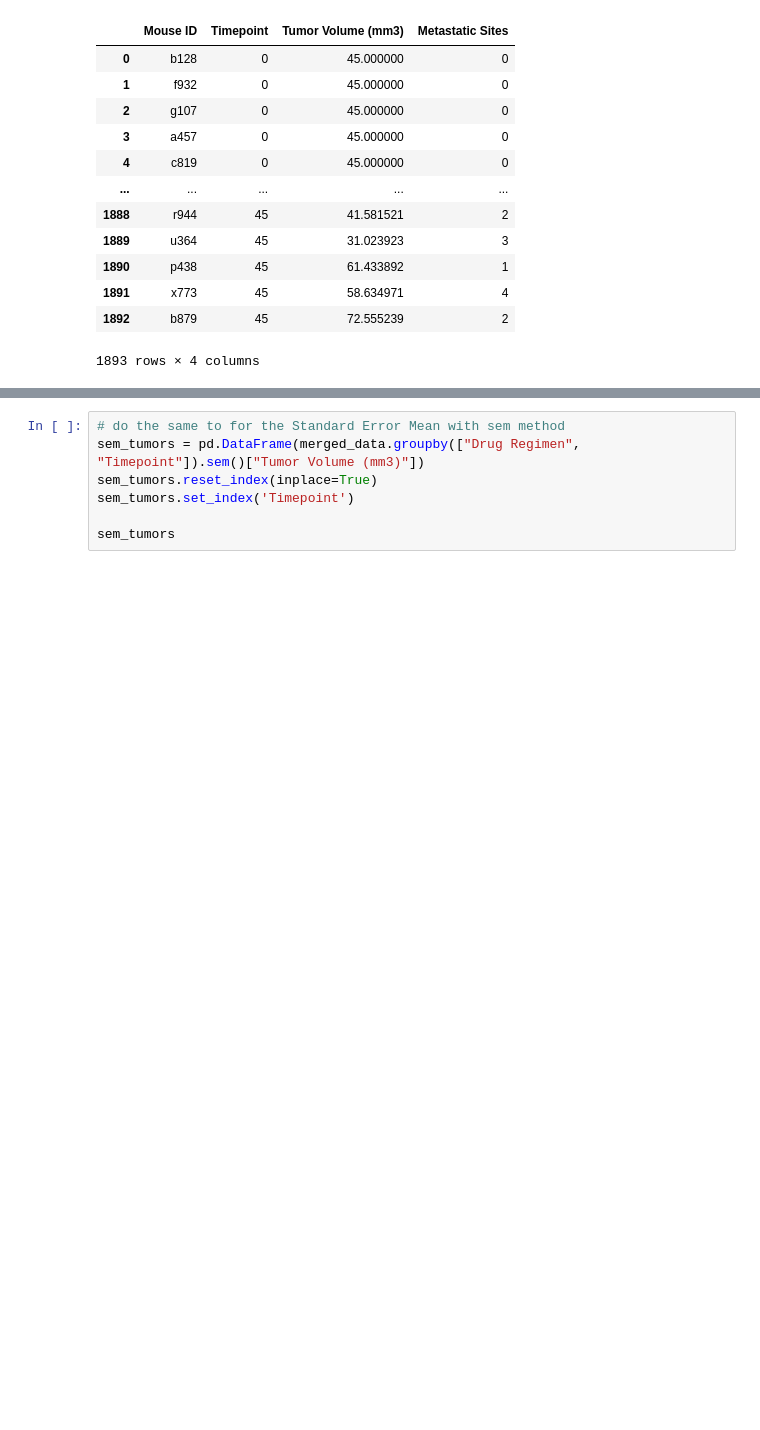
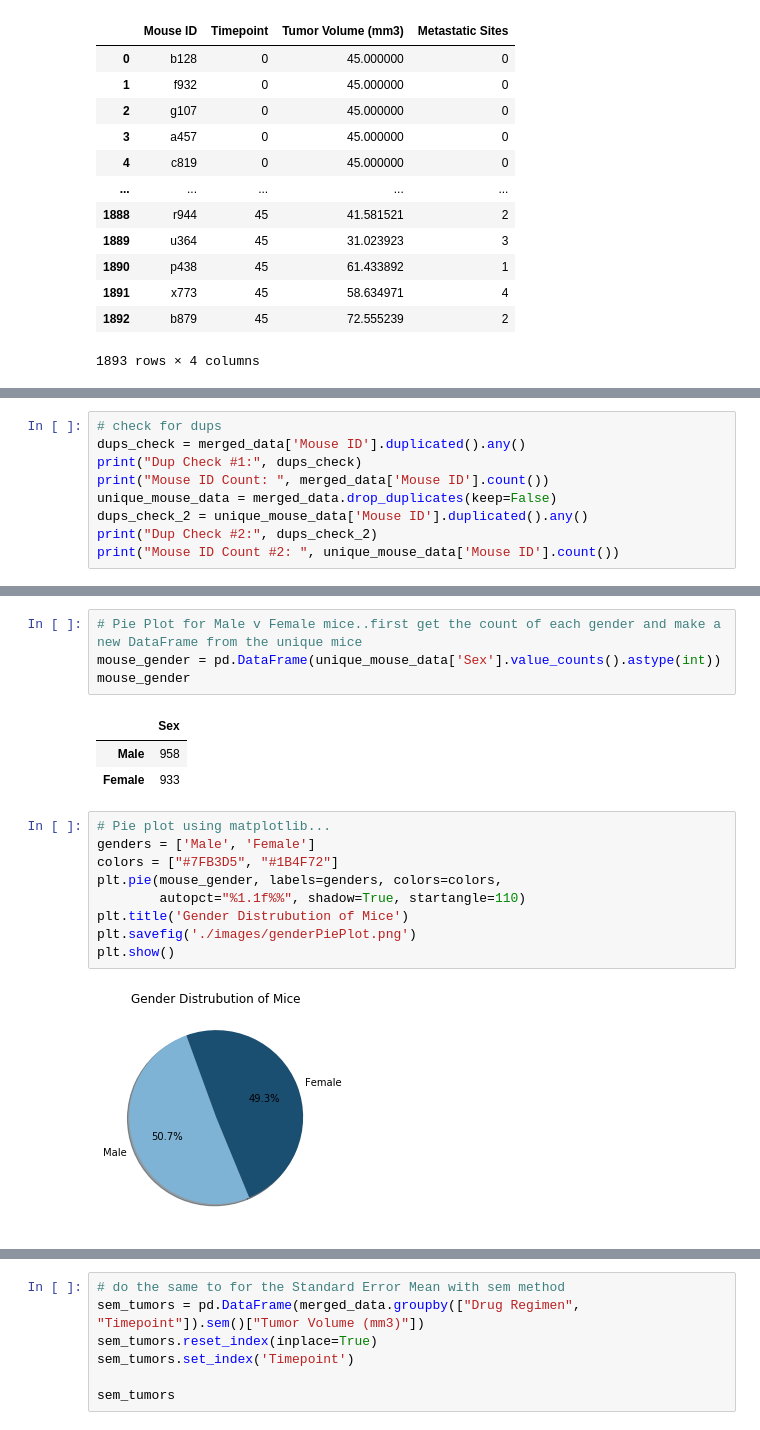
Before and after one commit to Unionindesign/matplotlib-challenge, a Jupyter notebook: pymaceuticals.ipynb, the cells around one changed output, grey strips where cells are left out. Cells and saved outputs as stored; diff of their text form; blank space fills up the shorter version.

Commit message:
Added missing summary and pie chart for genders...had skipped ahead previously

```diff
--- a/pymaceuticals.ipynb
+++ b/pymaceuticals.ipynb
@@ -58,3 +53,12 @@ merged_data
 | 1891 | x773 | 45 | 58.634971 | 4 | Placebo | Female | 21 | ... |
 | 1892 | b879 | 45 | 72.555239 | 2 | Stelasyn | Female | 4 | ... |
 1893 rows × 8 columns
+# %%
+# check for dups
+dups_check = merged_data['Mouse ID'].duplicated().any()
+print("Dup Check #1:", dups_check)
+print("Mouse ID Count: ", merged_data['Mouse ID'].count())
+unique_mouse_data = merged_data.drop_duplicates(keep=False)
+dups_check_2 = unique_mouse_data['Mouse ID'].duplicated().any()
+print("Dup Check #2:", dups_check_2)
+print("Mouse ID Count #2: ", unique_mouse_data['Mouse ID'].count())
@@ -60,0 +99,19 @@ merged_data
+# %%
+# Pie Plot for Male v Female mice..first get the count of each gender and make a new DataFrame from the unique mice
+mouse_gender = pd.DataFrame(unique_mouse_data['Sex'].value_counts().astype(int))
+mouse_gender
+# %% [output]
+|  | Sex |
+| Male | 958 |
+| Female | 933 |
+# %%
+# Pie plot using matplotlib...
+genders = ['Male', 'Female']
+colors = ["#7FB3D5", "#1B4F72"]
+plt.pie(mouse_gender, labels=genders, colors=colors,
+        autopct="%1.1f%%", shadow=True, startangle=110)
+plt.title('Gender Distrubution of Mice')
+plt.savefig('./images/genderPiePlot.png')
+plt.show()
+# %% [output]
+[figure, added]
```
Also changed, not shown: parts of 7 cells of this notebook, 3 other files.
